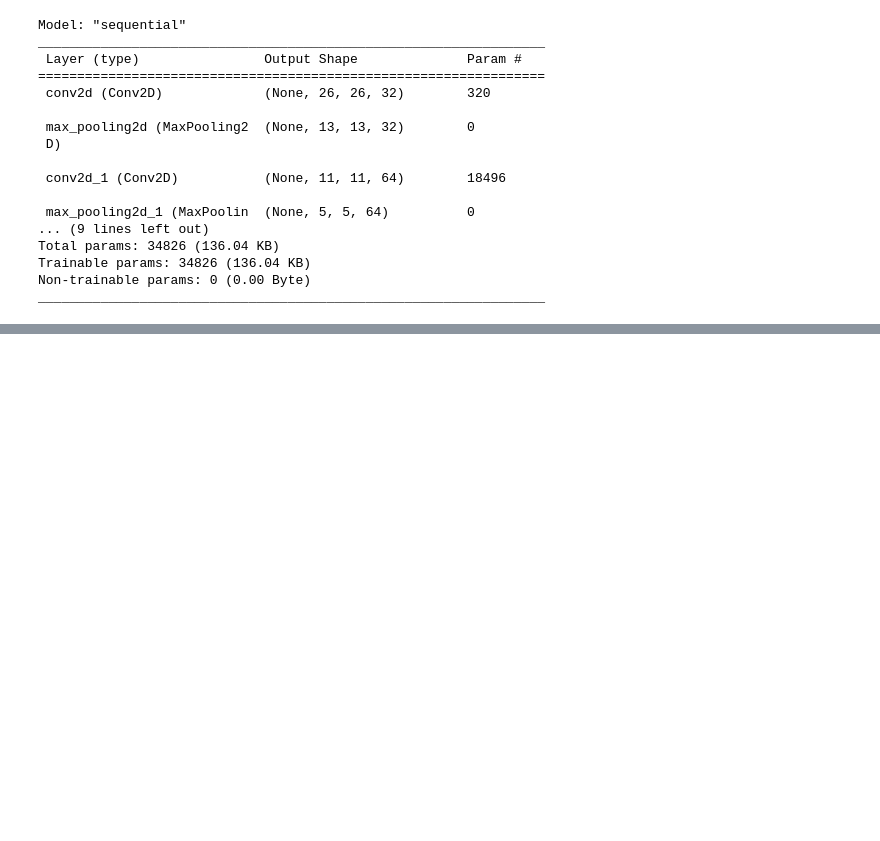
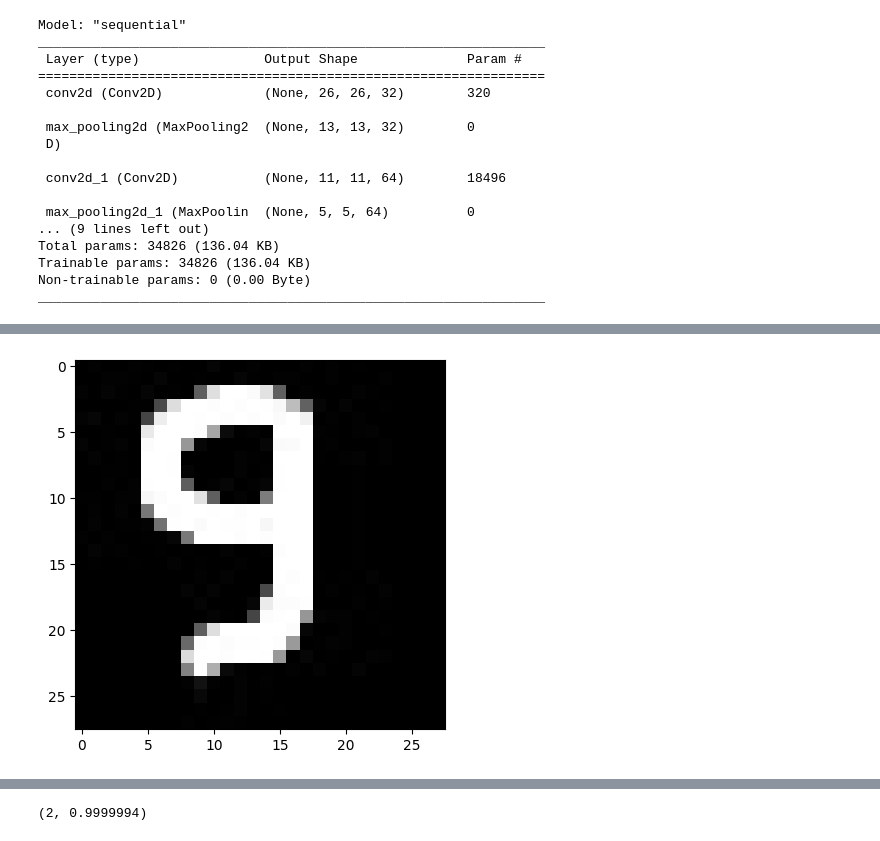
Before and after one commit to TejashreePatil8951/DeepLearning, a Jupyter notebook: Handwitten_Digit_Classificatiion_Poject.ipynb, the cells around one changed output, grey strips where cells are left out. Drawn from its saved outputs; the diff is of its cells as text; code cells hidden in the pictures; blank space fills up the shorter version.

```diff
--- a/Handwitten_Digit_Classificatiion_Poject.ipynb
+++ b/Handwitten_Digit_Classificatiion_Poject.ipynb
@@ -365,0 +424,4 @@ _________________________________________________________________
+# %%
+predict_number("/content/example_img3.jpg")
+# %% [output]
+[figure, added]
@@ -365,0 +429 @@ _________________________________________________________________
+(2, 0.9999994)
```
Also changed, not shown: parts of 19 cells of this notebook.
